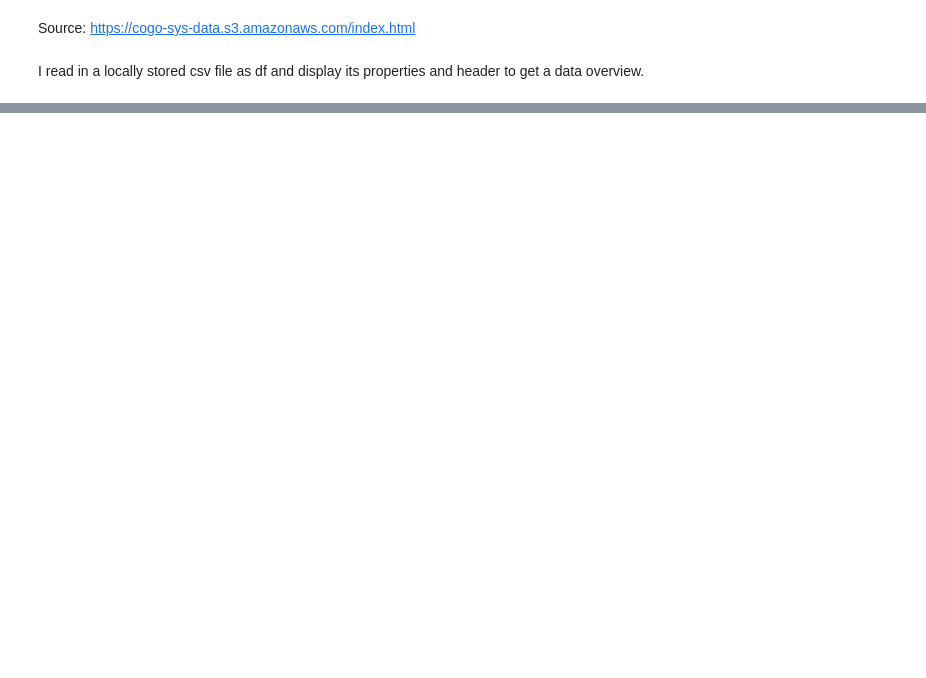
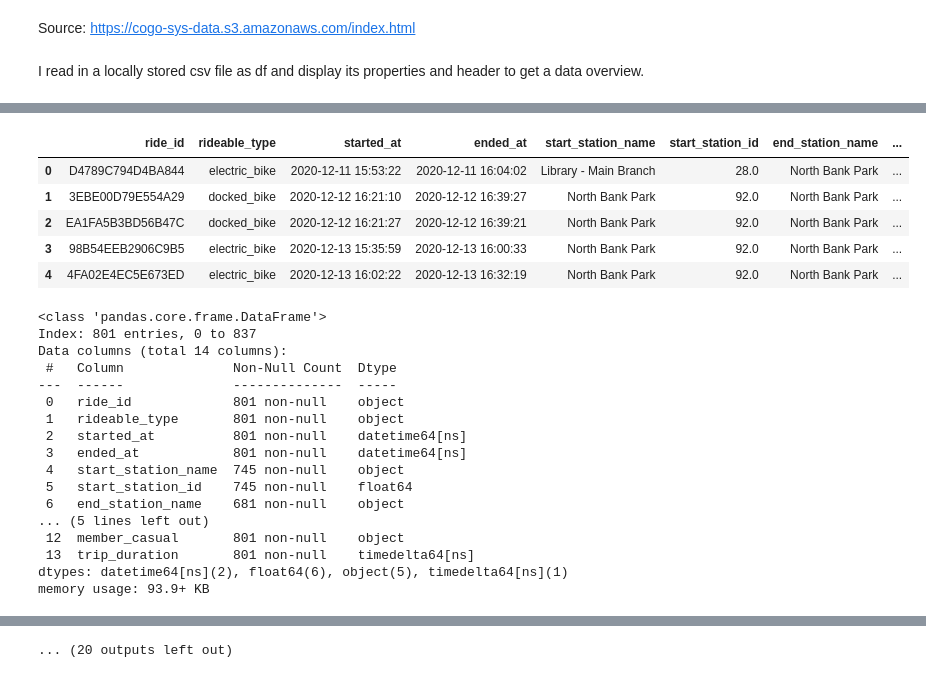
Before and after one commit to 666Xiao666/GEO877-FS24-McKenzie, a Jupyter notebook: data_setup.ipynb, the cells around one changed output, grey strips where cells are left out. Saved outputs shown, nothing was run; the diff lists cells and outputs as text; code cells hidden in the pictures; blank space fills up the shorter version.

```diff
--- a/data_setup.ipynb
+++ b/data_setup.ipynb
@@ -2,9 +2,3 @@
 Source: <https://cogo-sys-data.s3.amazonaws.com/index.html>
 # %% [markdown]
 I read in a locally stored csv file as df and display its properties and header to get a data overview.
-# %%
-import pandas as pd
-
-#reads csv source as df
-source = r"CoGo_Bikerental_colorado_US/202007-cogo-tripdata.csv"
-df = pd.read_csv(source)
@@ -42,22 +5,41 @@ memory usage: 862.8+ KB
 # %%
-#converts timestamps from str format into datetime format (required for calculation of trip duration)
-df['started_at']= pd.to_datetime(df['started_at'])
-df['ended_at']= pd.to_datetime(df['ended_at'])
+import pandas as pd
+import os, sys
 
-#calculates trip duration and adds value to a new attribute "trip duration"
-df["trip_duration"] = (df["ended_at"] - df["started_at"])
+#reads in csv sources as df
+path = "CoGo_Bikerental_colorado_US/original_data/"
+filelist = os.listdir(path)
+print(filelist)
 
-#filters out trips < 10 min that end at the same station AND trips > 10 h
-maxduration = pd.Timedelta(hours=10)
-minduration = pd.Timedelta(minutes=10)
+for f in filelist:
+    source = path + f
+    df = pd.read_csv(source)
 
-df =df[~((df['trip_duration'] < minduration) & (df['start_station_id'] == df['end_station_id']))]
-df.trip_duration < maxduration
+    #giving a first insight into data
+    df.info()
+    display(df.head())
 
-#for checking the modifications of the cleaned data
-df.info()
-display(df.head())
+    #converts timestamps from str format into datetime format (required for calculation of trip duration)
+    df['started_at']= pd.to_datetime(df['started_at'])
+    df['ended_at']= pd.to_datetime(df['ended_at'])
 
-#storing cleaned data
-DataFrame.to_csv
+    #calculates trip duration and adds value to a new attribute "trip duration"
+    df["trip_duration"] = (df["ended_at"] - df["started_at"])
+
+    #filters out trips < 10 min that end at the same station AND trips > 10 h
+    maxduration = pd.Timedelta(hours=10)
+    minduration = pd.Timedelta(minutes=10)
+
+    df =df[~((df['trip_duration'] < minduration) & (df['start_station_id'] == df['end_station_id']))]
+    df.trip_duration < maxduration
+
+    #for checking the modifications of the cleaned data
+    df.info()
+    display(df.head())
+
+    #storing cleaned data
+    output = "CoGo_Bikerental_colorado_US/cleaned_data/"
+    f = "cleaned" + f
+    storage = output + f
+    df.to_csv(storage)
 # %% [output]
@@ -86,0 +112,23 @@ memory usage: 952.4+ KB
+|  | ride_id | rideable_type | started_at | ended_at | start_station_name | start_station_id | end_station_name | ... |
+| 0 | D4789C794D4BA844 | electric_bike | 2020-12-11 15:53:22 | 2020-12-11 16:04:02 | Library - Main Branch | 28.0 | North Bank Park | ... |
+| 1 | 3EBE00D79E554A29 | docked_bike | 2020-12-12 16:21:10 | 2020-12-12 16:39:27 | North Bank Park | 92.0 | North Bank Park | ... |
+| 2 | EA1FA5B3BD56B47C | docked_bike | 2020-12-12 16:21:27 | 2020-12-12 16:39:21 | North Bank Park | 92.0 | North Bank Park | ... |
+| 3 | 98B54EEB2906C9B5 | electric_bike | 2020-12-13 15:35:59 | 2020-12-13 16:00:33 | North Bank Park | 92.0 | North Bank Park | ... |
+| 4 | 4FA02E4EC5E673ED | electric_bike | 2020-12-13 16:02:22 | 2020-12-13 16:32:19 | North Bank Park | 92.0 | North Bank Park | ... |
+<class 'pandas.core.frame.DataFrame'>
+Index: 801 entries, 0 to 837
+Data columns (total 14 columns):
+ #   Column              Non-Null Count  Dtype
+---  ------              --------------  -----
+ 0   ride_id             801 non-null    object
+ 1   rideable_type       801 non-null    object
+ 2   started_at          801 non-null    datetime64[ns]
+ 3   ended_at            801 non-null    datetime64[ns]
+ 4   start_station_name  745 non-null    object
+ 5   start_station_id    745 non-null    float64
+ 6   end_station_name    681 non-null    object
+... (5 lines left out)
+ 12  member_casual       801 non-null    object
+ 13  trip_duration       801 non-null    timedelta64[ns]
+dtypes: datetime64[ns](2), float64(6), object(5), timedelta64[ns](1)
+memory usage: 93.9+ KB
@@ -86,0 +190 @@ memory usage: 952.4+ KB
+... (20 outputs left out)
```
Also changed, not shown: parts of 2 cells of this notebook.
